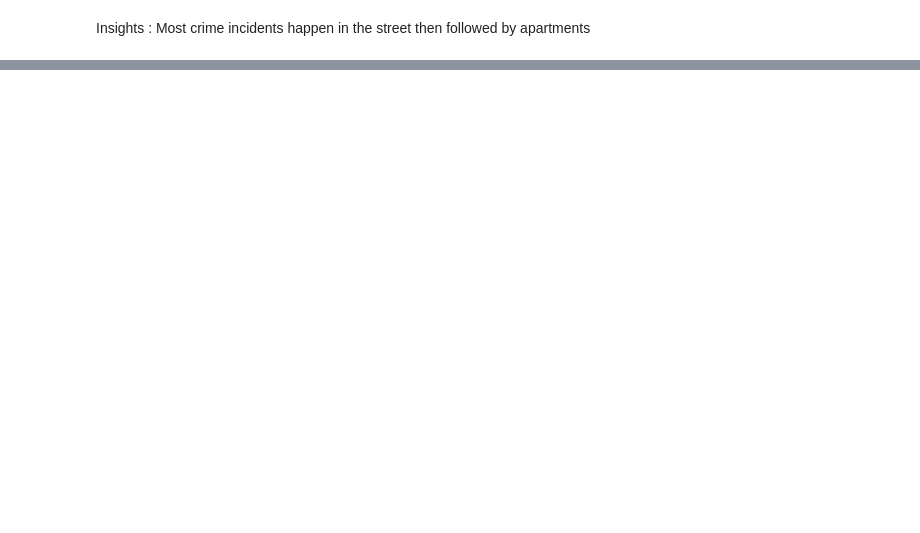
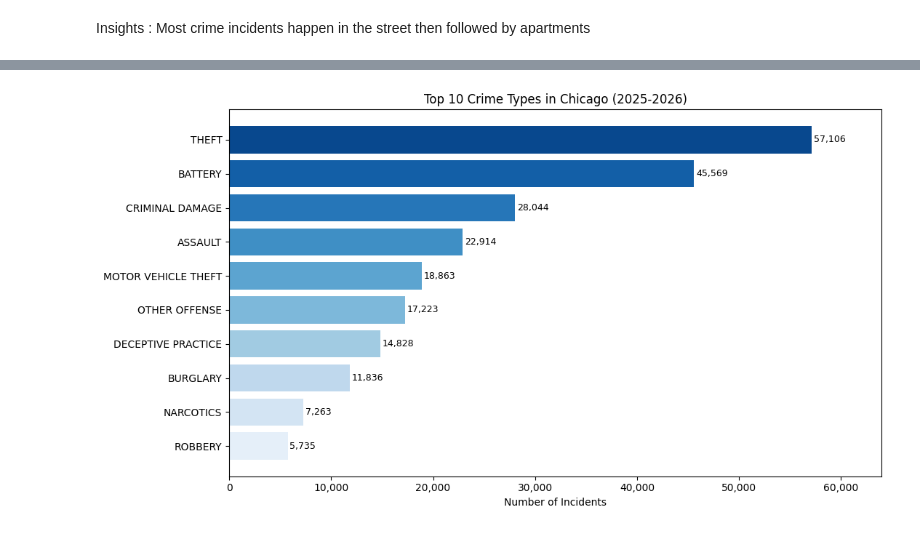
Before and after one commit to tracyvuleze2-sketch/Chicago-Crime-Analysis, a Jupyter notebook: chic_recent_crime_analysis.ipynb, the cells around one changed output, grey strips where cells are left out. Drawn from its saved outputs; the diff is of its cells as text; code cells hidden in the pictures; blank space fills up the shorter version.

Commit message:
Added Visuals with 7 charts

```diff
--- a/chic_recent_crime_analysis.ipynb
+++ b/chic_recent_crime_analysis.ipynb
@@ -469,0 +476,28 @@ Insights : Most crime incidents happen in the street then followed by apartments
+# %%
+# Figure 1: Top 10 crime types by volume
+top10 = df2['primary_type'].value_counts().head(10).reset_index()
+top10.columns = ['primary_type', 'count']
+
+fig, ax = plt.subplots(figsize=(11, 6))
+bars = ax.barh(
+    top10['primary_type'][::-1],
+    top10['count'][::-1],
+    color=sns.color_palette('Blues', 10)
+)
+for bar, val in zip(bars, top10['count'][::-1]):
+    ax.text(
+        bar.get_width() + 200,
+        bar.get_y() + bar.get_height() / 2,
+        f'{val:,}',
+        va='center',
+        fontsize=9
+    )
+ax.set_xlabel('Number of Incidents')
+ax.set_title('Top 10 Crime Types in Chicago (2025-2026)')
+ax.set_xlim(0, top10['count'].max() * 1.12)
+ax.xaxis.set_major_formatter(mticker.FuncFormatter(lambda x, _: f'{int(x):,}'))
+plt.tight_layout()
+plt.savefig('fig1_top_crime_types.png', dpi=150, bbox_inches='tight')
+plt.show()
+# %% [output]
+[figure, added]
```
Also changed, not shown: parts of 29 cells of this notebook, 7 other files.
